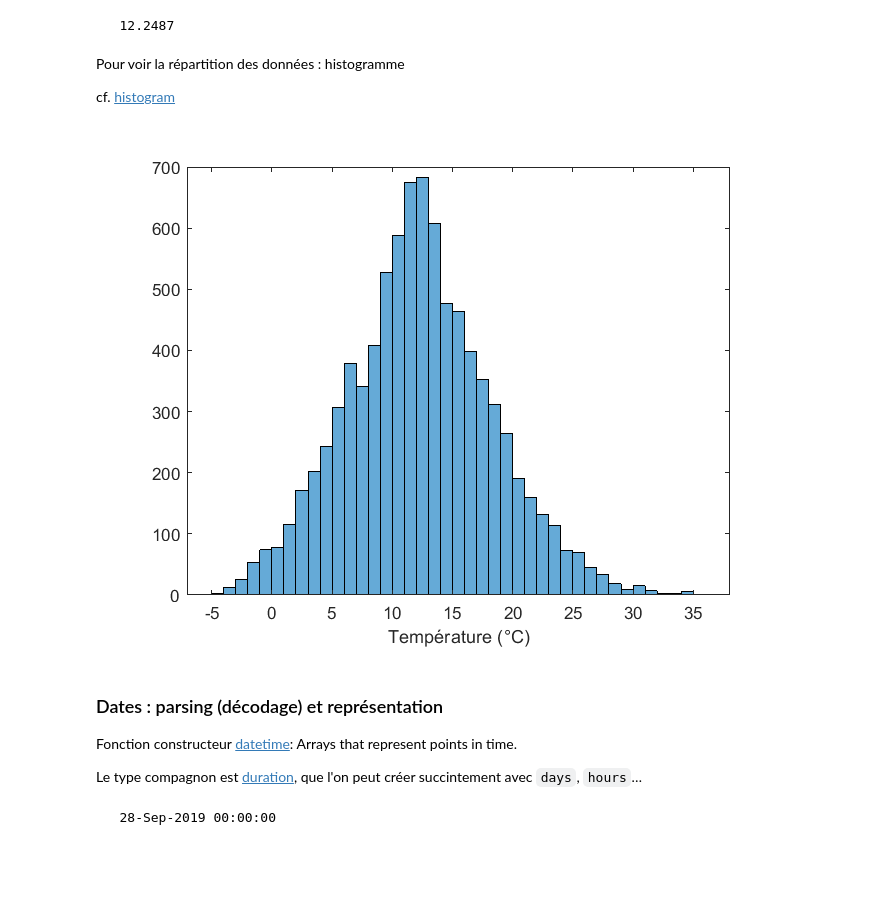
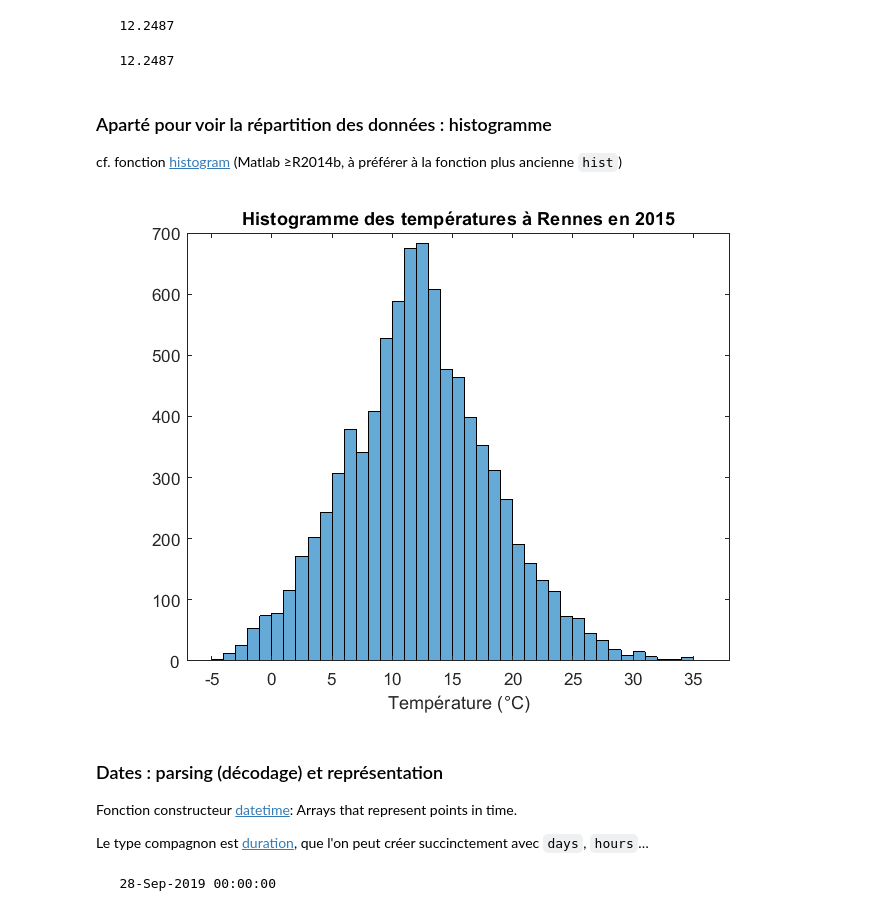
Before and after one commit to pierre-haessig/matlab-data-course, a Jupyter notebook: Matlab exploration/Exploration données Matlab.ipynb, the cells around one changed output. Cells and saved outputs as stored; diff of their text form; code cells hidden in the pictures; blank space fills up the shorter version.

```diff
--- a/Matlab exploration/Exploration données Matlab.ipynb
+++ b/Matlab exploration/Exploration données Matlab.ipynb
@@ -245,21 +269,28 @@ Et donc il a fait 12.2°C en moyenne à Rennes en 2015:
 disp(nanmean(Temp))
 # %% [output]
    12.2487
+# %%
+% Code équivalent, pour version récente de Matlab :
+disp(mean(Temp, 'omitnan'))
+# %% [output]
+   12.2487
 # %% [markdown]
-Pour voir la répartition des données : histogramme
+### Aparté pour voir la répartition des données : histogramme
 
-cf. [histogram](https://fr.mathworks.com/help/matlab/ref/matlab.graphics.chart.primitive.histogram.html)
+cf. fonction [histogram](https://fr.mathworks.com/help/matlab/ref/matlab.graphics.chart.primitive.histogram.html)
+(Matlab ≥R2014b, à préférer à la fonction plus ancienne `hist`)
 # %%
 histogram(Temp)
+title('Histogramme des températures à Rennes en 2015')
 xlabel('Température (°C)')
 # %% [output]
-[figure, old version]
+[figure, new version]
 # %% [markdown]
 ### Dates : parsing (décodage) et représentation
 
 Fonction constructeur [datetime](https://fr.mathworks.com/help/matlab/ref/datetime.html): Arrays that represent points in time.
 
-Le type compagnon est [duration](https://fr.mathworks.com/help/matlab/ref/duration.html), que l'on peut créer succintement avec `days`, `hours`…
+Le type compagnon est [duration](https://fr.mathworks.com/help/matlab/ref/duration.html), que l'on peut créer succinctement avec `days`, `hours`…
 # %%
 % Démo de l'arithmétique des datetime et duration:
 d = datetime('2019-09-25');
```
Also changed, not shown: parts of 78 cells of this notebook.
